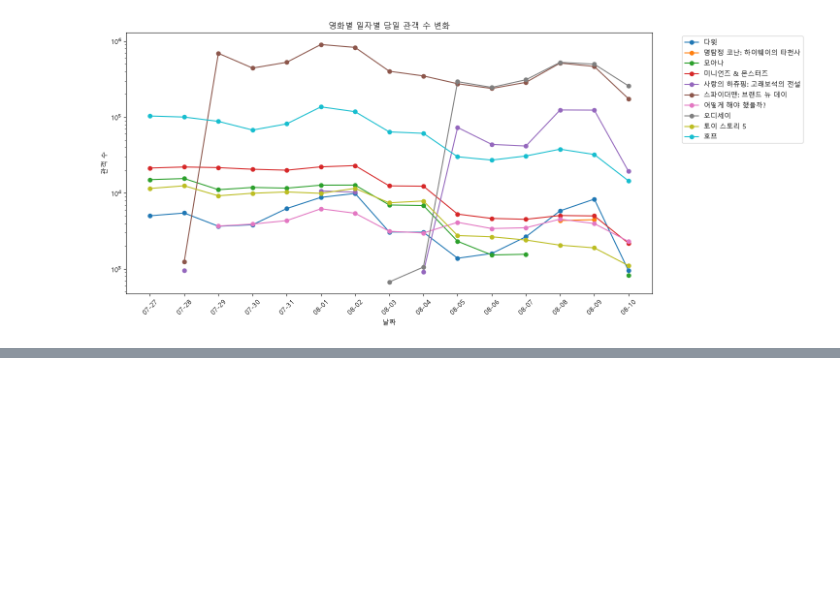
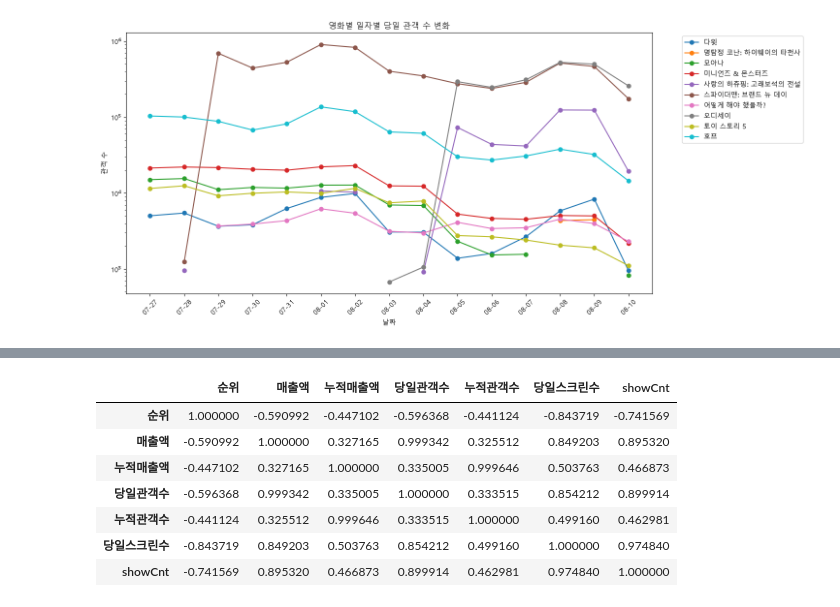
Before and after one commit to kkw5389-collab/sprint_mission16, a Jupyter notebook: notebooks/analysis.ipynb, the cells around one changed output, grey strips where cells are left out. Cells and saved outputs as stored; diff of their text form; code cells hidden in the pictures; blank space fills up the shorter version.

```diff
--- a/notebooks/analysis.ipynb
+++ b/notebooks/analysis.ipynb
@@ -624,0 +679,22 @@ plt.show()
+# %%
+cols = [
+    "순위",
+    "매출액",
+    "누적매출액",
+    "당일관객수",
+    "누적관객수",
+    "당일스크린수",
+    "showCnt"
+]
+
+corr_df = top_df[cols].corr(numeric_only=True)
+corr_df
+# %% [output]
+|  | 순위 | 매출액 | 누적매출액 | 당일관객수 | 누적관객수 | 당일스크린수 | showCnt |
+| 순위 | 1.000000 | -0.590992 | -0.447102 | -0.596368 | -0.441124 | -0.843719 | -0.741569 |
+| 매출액 | -0.590992 | 1.000000 | 0.327165 | 0.999342 | 0.325512 | 0.849203 | 0.895320 |
+| 누적매출액 | -0.447102 | 0.327165 | 1.000000 | 0.335005 | 0.999646 | 0.503763 | 0.466873 |
+| 당일관객수 | -0.596368 | 0.999342 | 0.335005 | 1.000000 | 0.333515 | 0.854212 | 0.899914 |
+| 누적관객수 | -0.441124 | 0.325512 | 0.999646 | 0.333515 | 1.000000 | 0.499160 | 0.462981 |
+| 당일스크린수 | -0.843719 | 0.849203 | 0.503763 | 0.854212 | 0.499160 | 1.000000 | 0.974840 |
+| showCnt | -0.741569 | 0.895320 | 0.466873 | 0.899914 | 0.462981 | 0.974840 | 1.000000 |
```
Also changed, not shown: parts of 9 cells of this notebook, 1 other file.
